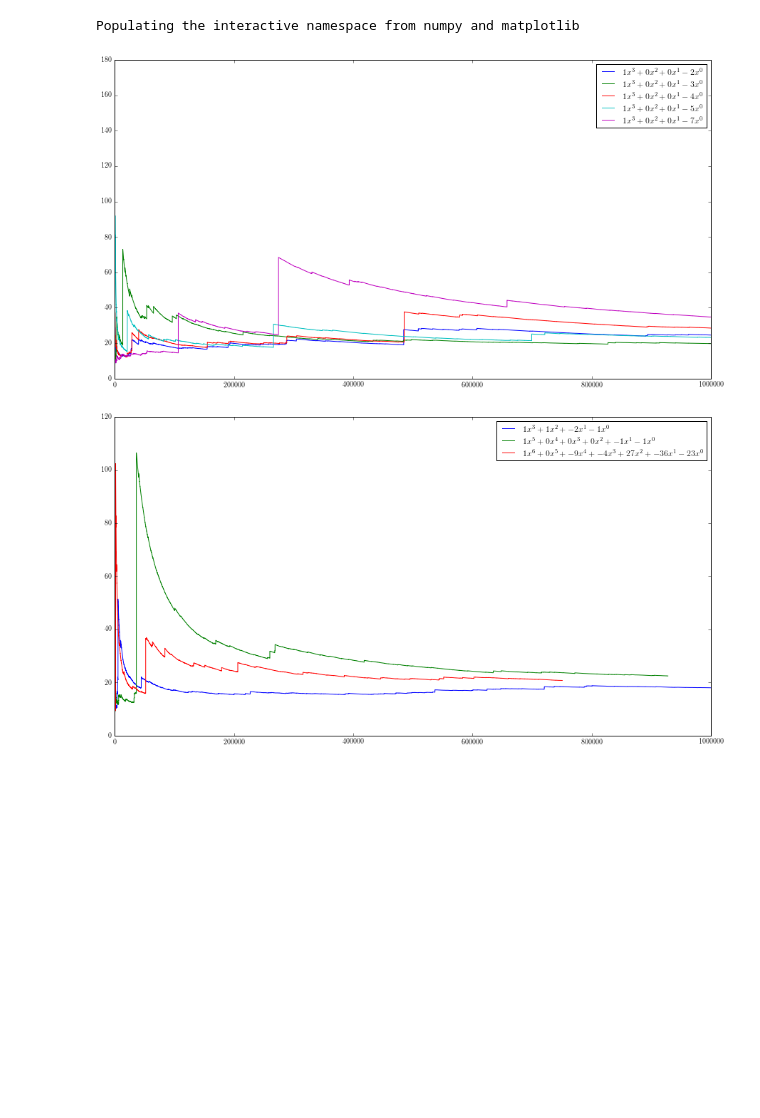
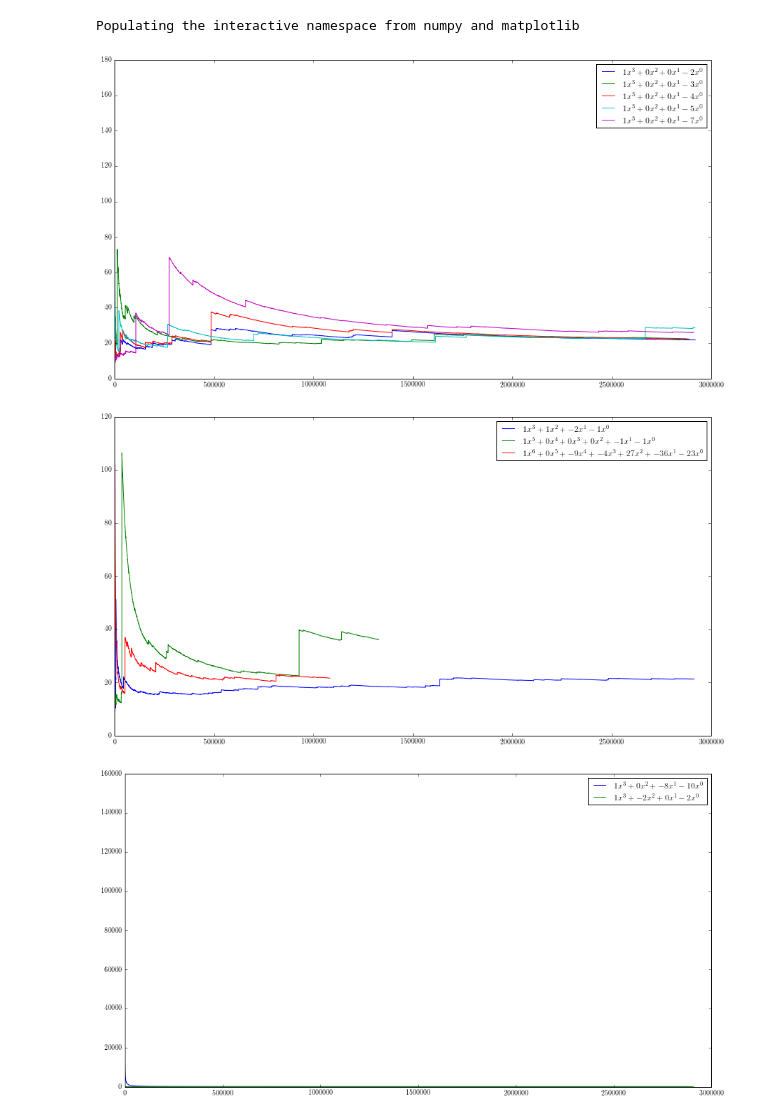
Before and after one commit to jacomago/continuedFractions, a Jupyter notebook: Continued Fractions Stuff.ipynb, the cells around one changed output. Drawn from its saved outputs; the diff is of its cells as text; code cells hidden in the pictures; blank space fills up the shorter version.

```diff
--- a/Continued Fractions Stuff.ipynb
+++ b/Continued Fractions Stuff.ipynb
@@ -1,6 +1,6 @@
 # %%
-d = [open('/usr/userfs/s/sjb577/scratch/backups/output/continuedFraction.data.'+str(i), 'r') for i in range(1, 9)]
-
+d = [open('/usr/userfs/s/sjb577/scratch/output/continuedFractionOpt24hours.job.o204206.'+str(i), 'r') for i in range(1, 9)]
+d+=[open('/usr/userfs/s/sjb577/scratch/output/cfInterstingPoly.job.o247936.'+str(i), 'r') for i in range(1, 3)]
 import csv
 all_data = {}
 i=0
@@ -13,6 +13,8 @@ for c in d:
     all_data[polys[i]]= {'cf':[],'sum':[],'mean':[],'double mean':[]}
     reader = csv.reader(c)
     for row in reader:
+        if len(row)<4:
+            break
         all_data[polys[i]]['cf'].append(int(row[0]))
         all_data[polys[i]]['sum'].append(row[1])
         all_data[polys[i]]['mean'].append(float(row[2]))
@@ -27,0 +26,3 @@ range(1,9)
+# %%
+for p in polys:
+    print(len(all_data[p]['cf']))
@@ -28,3 +40,10 @@ range(1,9)
+# %%
+maxes={p:[] for p in polys}
+prevMax = {p:0 for p in polys}
+for p in polys:
+    for cf in all_data[p]['cf']:
+        prevMax[p] = max(cf, prevMax[p])
+        maxes[p].append(prevMax[p])
 # %%
 %pylab inline
 pylab.rcParams['figure.figsize'] = (15.0, 8.0)
@@ -52,9 +82,11 @@ def plot_alldata(s, polynomials = polys, start=0):
 # %%
 plot_alldata('mean', polynomials=polys[:5], start=10)
-plot_alldata('mean', polynomials=polys[5:], start=10)
+plot_alldata('mean', polynomials=polys[5:8], start=10)
+plot_alldata('mean', polynomials=polys[8:], start=10)
 # %% [output]
-[figure, old version]
+[figure, new version]
-[figure, old version]
+[figure, new version]
+[figure, added]
 # %%
 plot_alldata('double mean', polynomials=polys[5:],start=10000)
 # %% [output]
```
Also changed, not shown: parts of 11 cells of this notebook, 12 other files.
